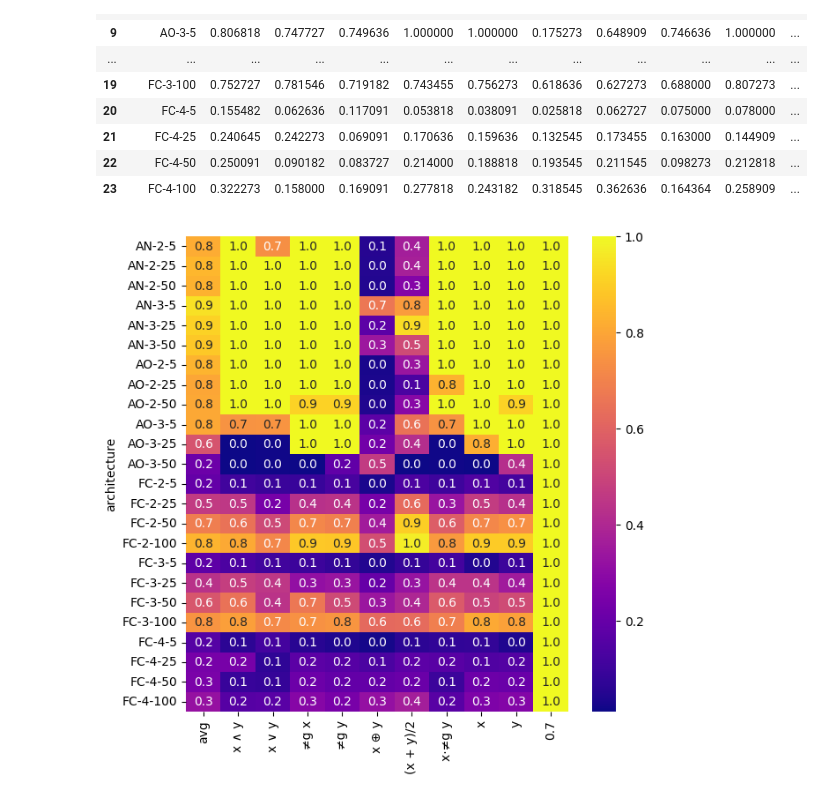
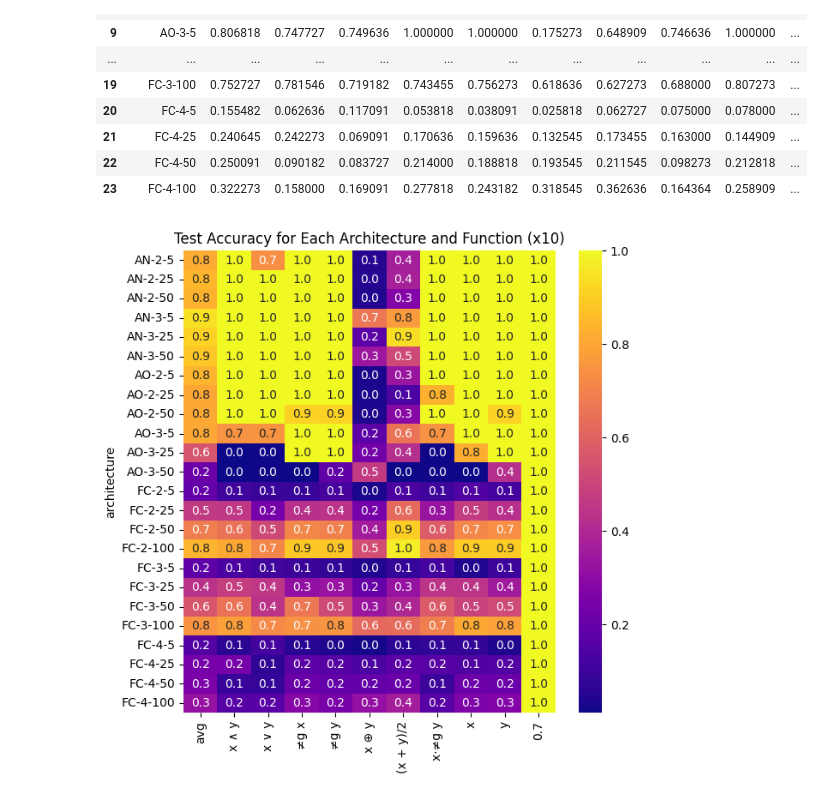
Before and after one commit to alexjackson1/neural-logic-rule-layer, a Jupyter notebook: results.ipynb, the cells around one changed output. Cells and saved outputs as stored; diff of their text form; code cells hidden in the pictures.

```diff
--- a/results.ipynb
+++ b/results.ipynb
@@ -173,14 +173,15 @@ table_1
 # %%
 # plot heatmap
 fig, ax = plt.subplots(figsize=(7, 7))
 sns.heatmap(
     table_1.set_index("architecture"),
     annot=True,
     fmt=".1f",
     ax=ax,
     cmap="plasma",
 )
-# plt.savefig("heatmap.png")
+plt.title("Test Accuracy for Each Architecture and Function (x10)")
+plt.savefig("table_1.png")
 plt.show()
 # %% [output]
-[figure, old version]
+[figure, new version]
```
Also changed, not shown: 3 other files.
